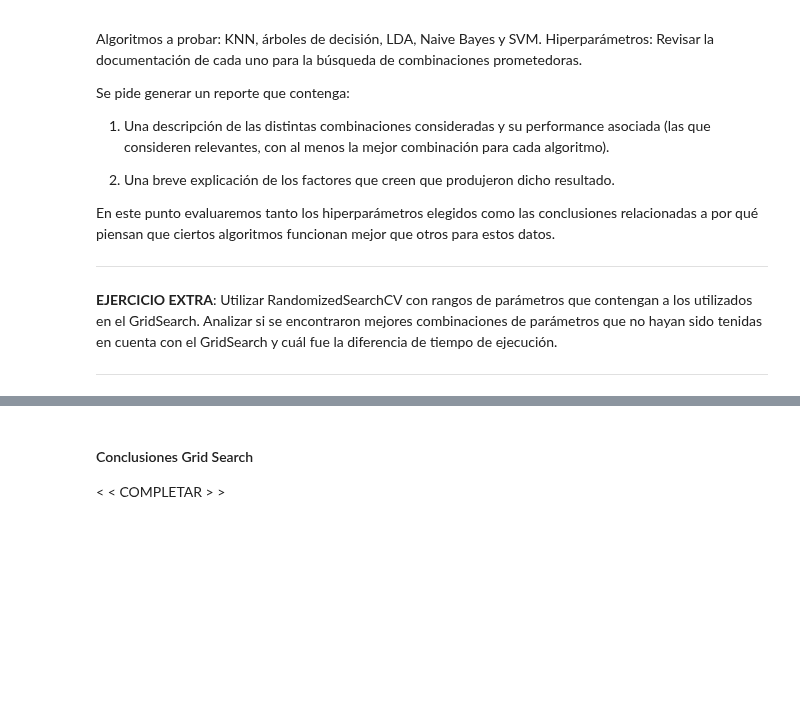
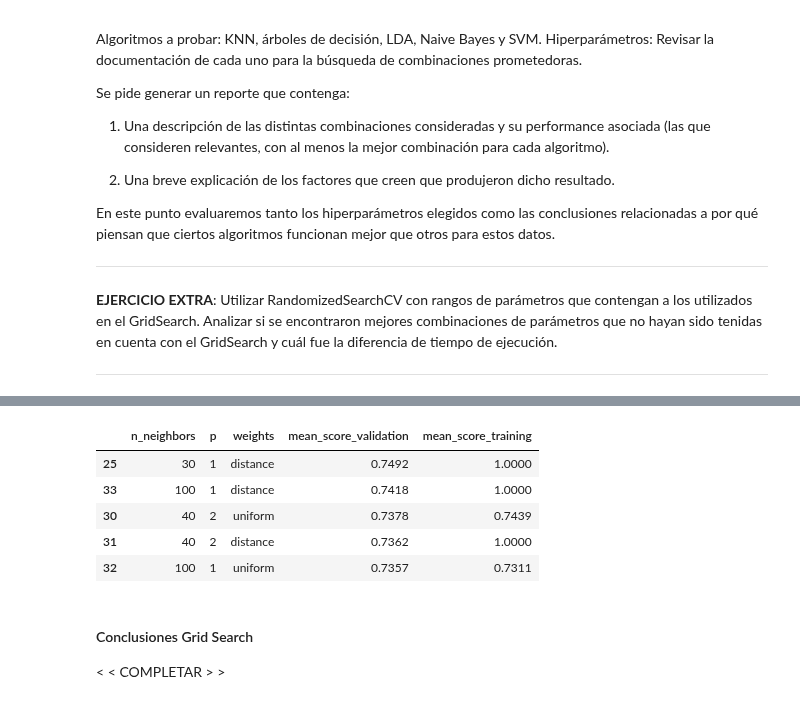
Before and after one commit to cosa65/aprendizajeAutomatico, a Jupyter notebook: TP1/TP1.ipynb, the cells around one changed output, grey strips where cells are left out. Saved outputs shown, nothing was run; the diff lists cells and outputs as text; code cells hidden in the pictures; blank space fills up the shorter version.

```diff
--- a/TP1/TP1.ipynb
+++ b/TP1/TP1.ipynb
@@ -367,51 +367,73 @@ def top_resultados(grid, top=5):
 ## AQUI VA SU CODIGO
 ## Objetivo: comparar y explorar distintas combinaciones de parámetros para los algoritmos importados arriba
 
-iteraciones = 100
+iteraciones = 50
 
 def doSearch(searchType, clasiffier, parameters, kfolds):
     if searchType == 'grid':
-        gridSearch = GridSearchCV(clasiffier, parameters, cv=kfolds, scoring=make_scorer(roc_auc_score), return_train_score=False)
+        gridSearch = GridSearchCV(clasiffier, parameters, cv=kfolds, scoring=make_scorer(roc_auc_score), return_train_score=True)
         gridSearch.fit(X_train, y_train)
-        return {"topScore" : gridSearch.best_score_, "topParameters" : gridSearch.best_params_, "topIndex" : gridSearch.best_index_, "results" : gridSearch.cv_results_ }
+        return gridSearch
+ #       return {"topScore" : gridSearch.best_score_, "topParameters" : gridSearch.best_params_, "topIndex" : gridSearch.best_index_, "results" : gridSearch.cv_results_ }
     if searchType == 'random':
-        randomSearch = RandomizedSearchCV(classifier, param_distributions=param_dist, n_iter=iteraciones, cv=kfold, scoring=make_scorer(roc_auc_score), refit=True)
+        randomSearch = RandomizedSearchCV(classifier, param_distributions=parameters, n_iter=iteraciones, cv=kfold, scoring=make_scorer(roc_auc_score), refit=True)
         randomSearch.fit(X_train, y_train)
-        return {"topScore" : randomSearch.best_score_, "topParameters" : randomSearch.best_params_}
+  #      return {"topScore" : randomSearch.best_score_, "topParameters" : randomSearch.best_params_}
+        return randomSearch
 
 
 kfold = KFold(n_splits=5)
 kfold.get_n_splits(X_train,y_train)
 searchs = [{'grid'},{'random'}]
-lda_parameters_grid = [{'solver': ['lsqr'], 'shrinkage': [0, 1]}, {'solver': ['lsqr'], 'shrinkage':None},
-                       {'solver': ['lsqr'], 'shrinkage':'auto'}, {'solver': ['svd'], 'shrinkage': [0, 1]},
-                       {'solver': ['svd'], 'shrinkage':'auto'}, {'solver': ['svd'], 'shrinkage':'auto'},
-                       {'solver': ['eigen'], 'shrinkage': [0, 1]}, {'solver': ['eigen'], 'shrinkage':None},
-                       {'solver': ['eigen'], 'shrinkage':'auto'}]
+lda_parameters_grid = [{'solver': ['lsqr'], 'shrinkage': [0, 1]}, {'solver': ['lsqr']},
+                       {'solver': ['svd']},
+                       {'solver': ['eigen'], 'shrinkage': [0, 1]}, {'solver': ['eigen']}]
+#shrinkage: solo esta disponible para lsqr y eigen. Por defecto: 'shrinkage':None
 lda_parameters_random = [{'solver': ['lsqr'], 'shrinkage': np.arange(0, 1, 0.000001)} ,
                          {'solver': ['eigen'], 'shrinkage': np.arange(0, 1, 0.000001)} ,
-                         {'solver': ['svd'], 'shrinkage': np.arange(0, 1, 0.000001)} ]
+                         {'solver': ['svd']} ]
 tree_parameters_grid = [{'max_depth': [2,3,5,10,15,20,25, 30, 35,40,None],'criterion': ('gini','entropy') }]
 tree_parameters_random = {'max_depth':np.append(np.arange(1, 41), None),'criterion': ('gini','entropy') }
 knn_parameters_grid = {'n_neighbors': [1,2,3,5,10,20,30,40,100],'p': np.arange(1,3), "weights" : ['uniform', 'distance']}
 knn_parameters_random = {'n_neighbors': np.arange(1, 101), 'p': np.arange(1,3), "weights" : ['uniform', 'distance']}
 svm_parameters_grid = [{'kernel': ['rbf', 'poly', 'sigmoid'], 'gamma': [1e-1, 1e-2,1e-3, 1e-4], 'C': [1, 10, 100]}, {'kernel': ['linear'], 'C': [1, 10, 100]}]
-svm_parameters_random = {'kernel': ['rbf', 'poly', 'sigmoid'], 'gamma':sp.stats.expon(scale=.1),'C': sp.stats.expon(scale=100)}
+svm_parameters_random = {'kernel': ['rbf', 'poly', 'sigmoid'], 'gamma':sp.stats.expon(scale=.1),'C': sp.stats.expon(scale=10)}
 
-#classifiers = Pipeline([
-#    ('lda', LinearDiscriminantAnalysis()),
-#    ('knn', KNeighborsClassifier()),
-#    ('tree', DecisionTreeClassifier()),
-#    ('svm', SVC()),
-#    ('tree', DecisionTreeClassifier()),
-#    ('bayes_gauss', GaussianNB()),
-#    ('bayes_multinom', MultinomialNB())
-#])
-# doSearch('grid', classifiers, test, kfold)
+classifiers = [('lda', LinearDiscriminantAnalysis()),('knn', KNeighborsClassifier()), ('tree', DecisionTreeClassifier()),
+            ('svm', SVC()), ('bayes_gauss', GaussianNB()), ('bayes_multinom', MultinomialNB())]
 
-test = {'solver': ['lsqr'], 'shrinkage': [0, 1]}
+#LDA
+grid_LDA_result = doSearch('grid', LinearDiscriminantAnalysis(), lda_parameters_grid, kfold)
+top_resultados(grid_LDA_result, top=5)
+#No Funca --->  random_LDA_result = doSearch('random', LinearDiscriminantAnalysis(), lda_parameters_random, kfold)
 
-doSearch('grid', LinearDiscriminantAnalysis(), test, kfold)
+#KNN
+grid_KNN_result = doSearch('grid', KNeighborsClassifier(), knn_parameters_grid, kfold)
+top_resultados(grid_KNN_result, top=5)
+#No Funca ---> random_KNN_result =  doSearch('random', KNeighborsClassifier(), knn_parameters_random, kfold)
+
+#Arbol
+grid_tree_result = doSearch('grid', DecisionTreeClassifier(), tree_parameters_grid, kfold)
+top_resultados(grid_tree_result, top=5)
+random_tree_result = doSearch('random', DecisionTreeClassifier(), tree_parameters_random, kfold)
+top_resultados(grid_tree_result, top=5)
+
+#SVM
+grid_SVM_result = doSearch('grid', SVC(), svm_parameters_grid, kfold)
+top_resultados(grid_SVM_result, top=5)
+#No Funca ---> random_SVM_result = doSearch('random', SVC(), svm_parameters_random, kfold)
+
+#Naive Bayes Gaussiana
+grid_gauss_result = doSearch('grid', GaussianNB(), {}, kfold)
+top_resultados(grid_gauss_result, top=5)
+#No Funca ---> random_gauss_result = doSearch('random', GaussianNB(), {}, kfold)
+
+#Naive Bayes Multinomial
+# Tiene problemas con los input negativos
+#doSearch('grid', MultinomialNB(), {}, kfold)
+#doSearch('random', MultinomialNB(), {}, kfold)
+
+
 
 
 ########################################################
@@ -436,3 +442,9 @@ doSearch('grid', LinearDiscriminantAnalysis(), test, kfold)
+|  | n_neighbors | p | weights | mean_score_validation | mean_score_training |
+| 25 | 30 | 1 | distance | 0.7492 | 1.0000 |
+| 33 | 100 | 1 | distance | 0.7418 | 1.0000 |
+| 30 | 40 | 2 | uniform | 0.7378 | 0.7439 |
+| 31 | 40 | 2 | distance | 0.7362 | 1.0000 |
+| 32 | 100 | 1 | uniform | 0.7357 | 0.7311 |
 # %% [markdown]
 #### Conclusiones Grid Search
 
```
Also changed, not shown: parts of 2 cells of this notebook.
